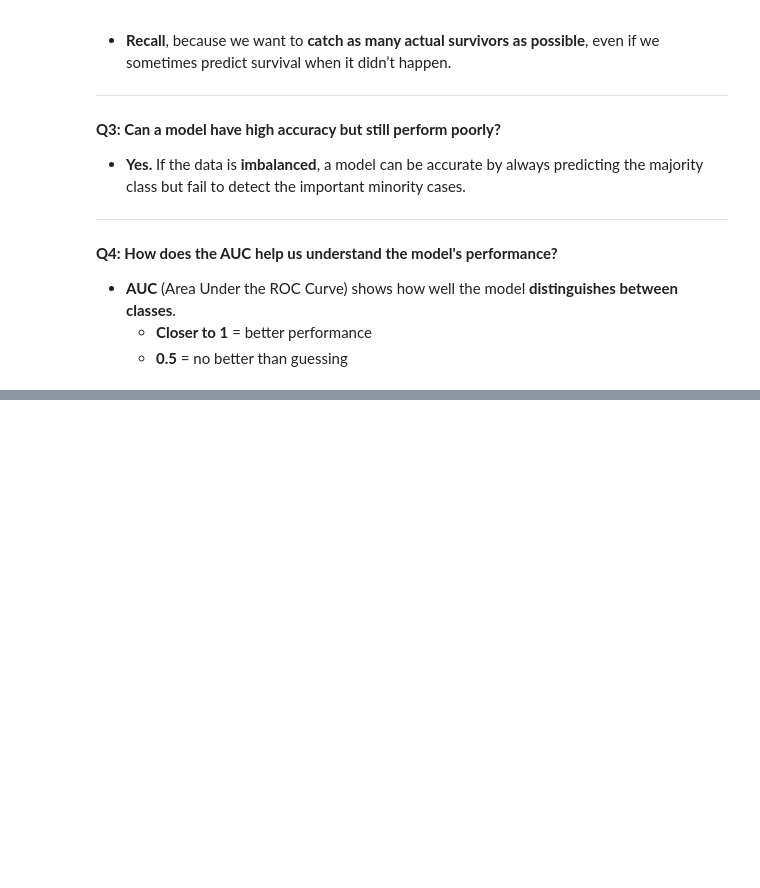
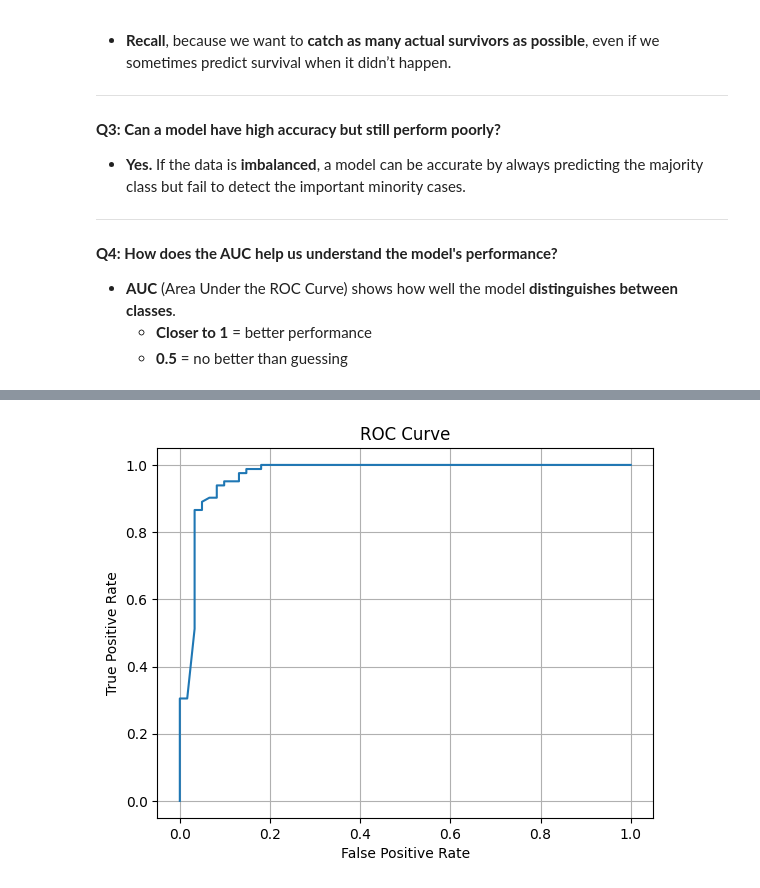
Before and after one commit to oscarno22/boston-data, a Jupyter notebook: Titanic_with_XAI.ipynb, the cells around one changed output, grey strips where cells are left out. Cells and saved outputs as stored; diff of their text form; code cells hidden in the pictures; blank space fills up the shorter version.

```diff
--- a/Titanic_with_XAI.ipynb
+++ b/Titanic_with_XAI.ipynb
@@ -196,0 +214,5 @@ plt.show()
+# %%
+# Features and new target
+X = df[['pclass', 'age', 'sex', 'fare', 'parch']]
+y = df['alone']
+df
@@ -196,0 +233,6 @@ plt.show()
+# %%
+X_train, X_test, y_train, y_test = train_test_split(X, y, test_size=0.2, random_state=44)
+rf = RandomForestClassifier(random_state=42)
+rf.fit(X_train, y_train)
+y_pred = rf.predict(X_test)
+y_probs = rf.predict_proba(X_test)[:, 1]
@@ -196,0 +270,10 @@ plt.show()
+# %%
+fpr, tpr, _ = roc_curve(y_test, y_probs)
+plt.plot(fpr, tpr)
+plt.xlabel('False Positive Rate')
+plt.ylabel('True Positive Rate')
+plt.title('ROC Curve')
+plt.grid(True)
+plt.show()
+# %% [output]
+[figure, added]
```
Also changed, not shown: parts of 7 cells of this notebook.
